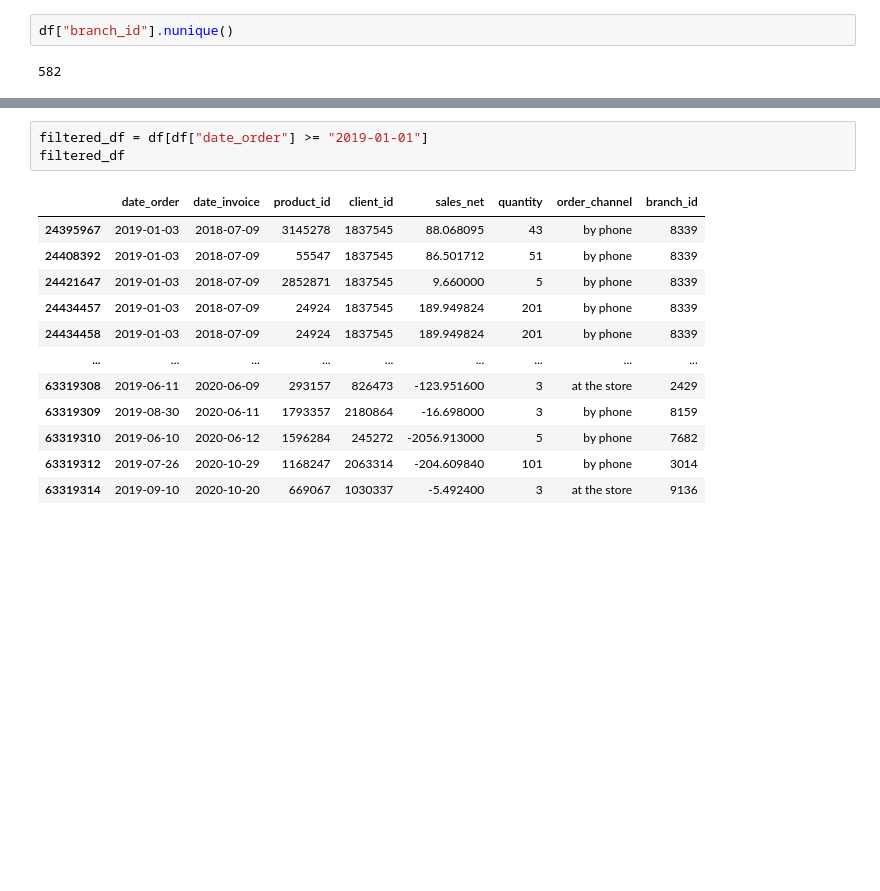
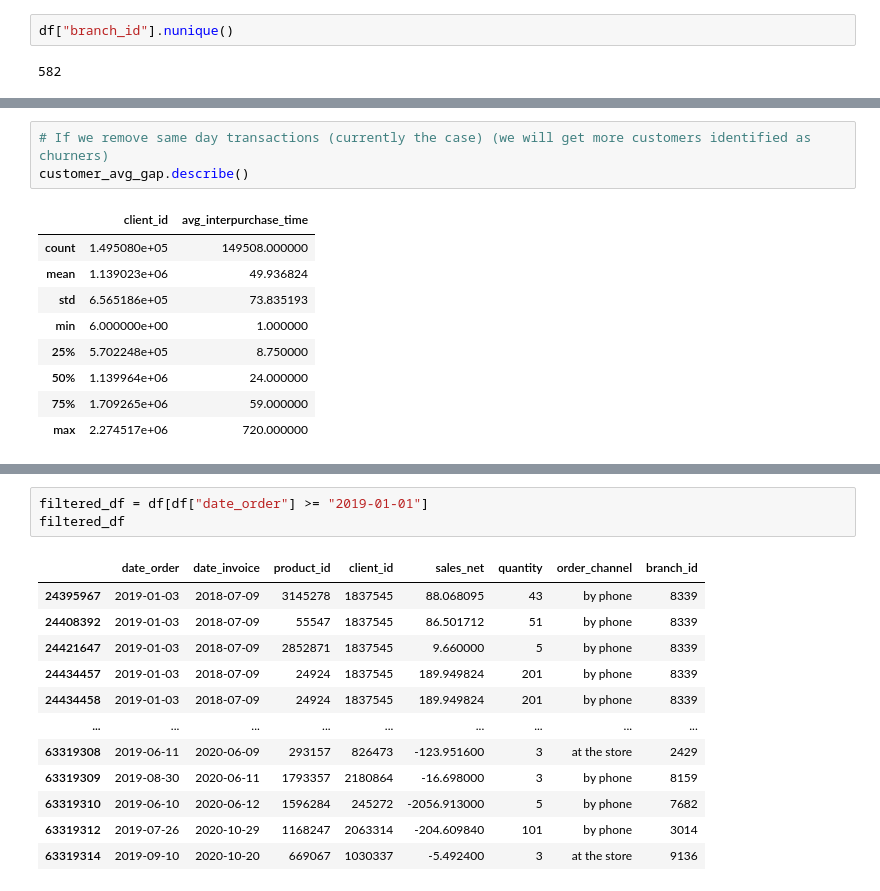
Before and after one commit to dorabijvoet/bcg_strat, a Jupyter notebook: notebooks/eda.ipynb, the cells around one changed output, grey strips where cells are left out. Saved outputs shown, nothing was run; the diff lists cells and outputs as text; blank space fills up the shorter version.

```diff
--- a/notebooks/eda.ipynb
+++ b/notebooks/eda.ipynb
@@ -97,0 +167,13 @@ df.describe()
+# %%
+# If we remove same day transactions (currently the case) (we will get more customers identified as churners)
+customer_avg_gap.describe()
+# %% [output]
+|  | client_id | avg_interpurchase_time |
+| count | 1.495080e+05 | 149508.000000 |
+| mean | 1.139023e+06 | 49.936824 |
+| std | 6.565186e+05 | 73.835193 |
+| min | 6.000000e+00 | 1.000000 |
+| 25% | 5.702248e+05 | 8.750000 |
+| 50% | 1.139964e+06 | 24.000000 |
+| 75% | 1.709265e+06 | 59.000000 |
+| max | 2.274517e+06 | 720.000000 |
```
Also changed, not shown: parts of 17 cells of this notebook, 1 other file.
